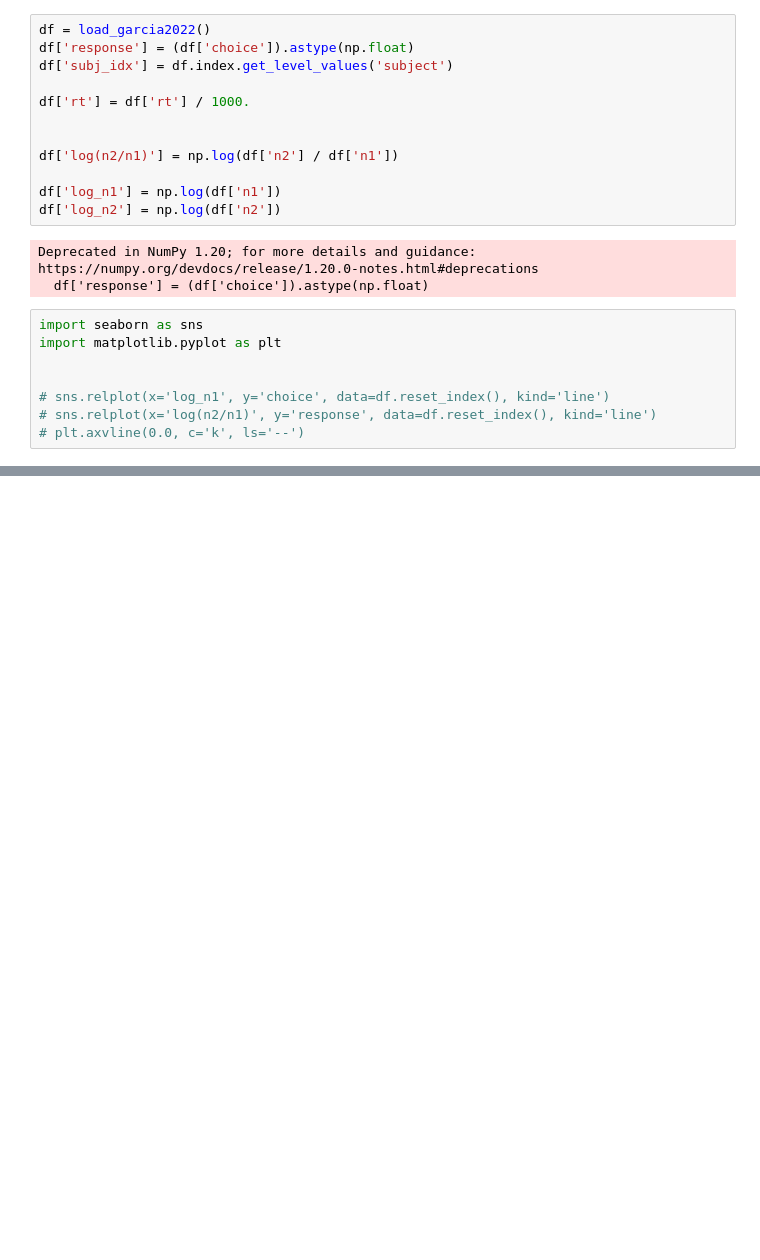
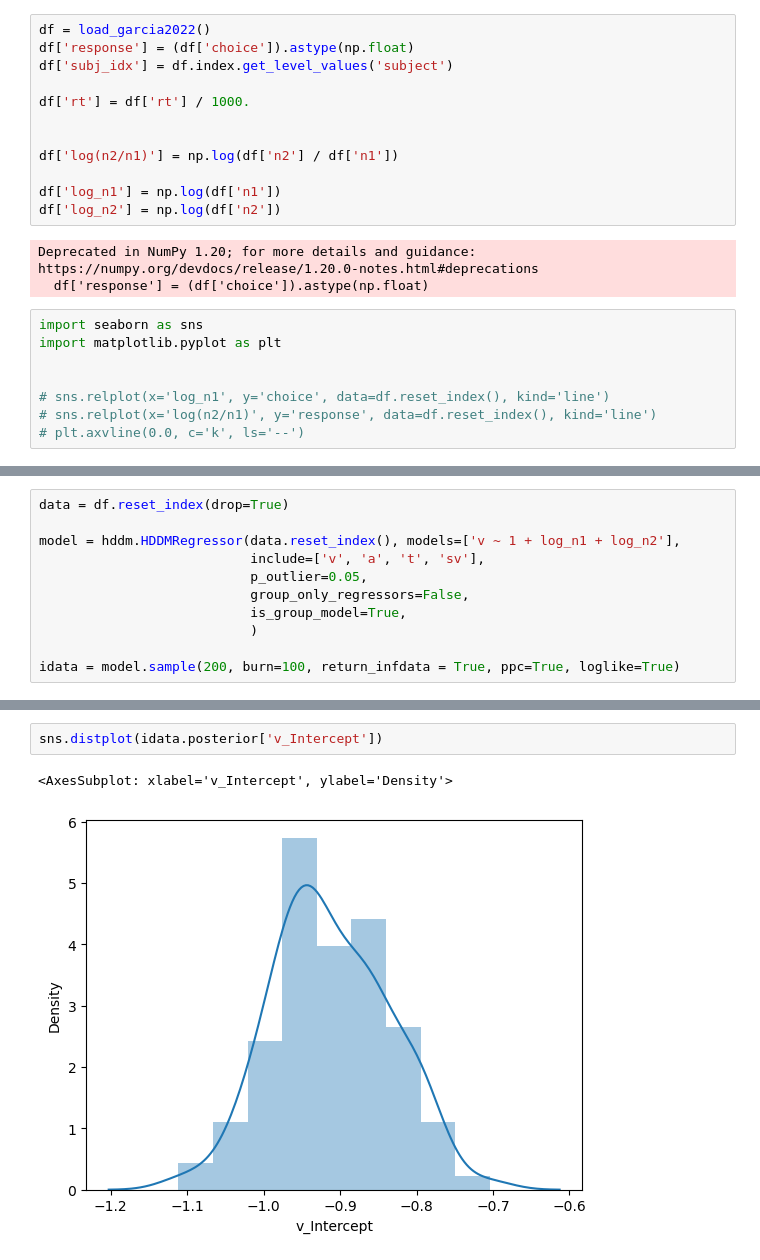
Before and after one commit to Gilles86/hddm_workspace, a Jupyter notebook: notebooks/test.ipynb, the cells around one changed output, grey strips where cells are left out. Cells and saved outputs as stored; diff of their text form; blank space fills up the shorter version.

```diff
--- a/notebooks/test.ipynb
+++ b/notebooks/test.ipynb
@@ -33,0 +46,11 @@ import matplotlib.pyplot as plt
+# %%
+data = df.reset_index(drop=True)
+
+model = hddm.HDDMRegressor(data.reset_index(), models=['v ~ 1 + log_n1 + log_n2'],
+                           include=['v', 'a', 't', 'sv'],
+                           p_outlier=0.05,
+                           group_only_regressors=False,
+                           is_group_model=True,
+                           )
+
+idata = model.sample(200, burn=100, return_infdata = True, ppc=True, loglike=True)
@@ -33,0 +66,5 @@ import matplotlib.pyplot as plt
+# %%
+sns.distplot(idata.posterior['v_Intercept'])
+# %% [output]
+<AxesSubplot: xlabel='v_Intercept', ylabel='Density'>
+[figure, added]
```
Also changed, not shown: parts of 31 cells of this notebook.
